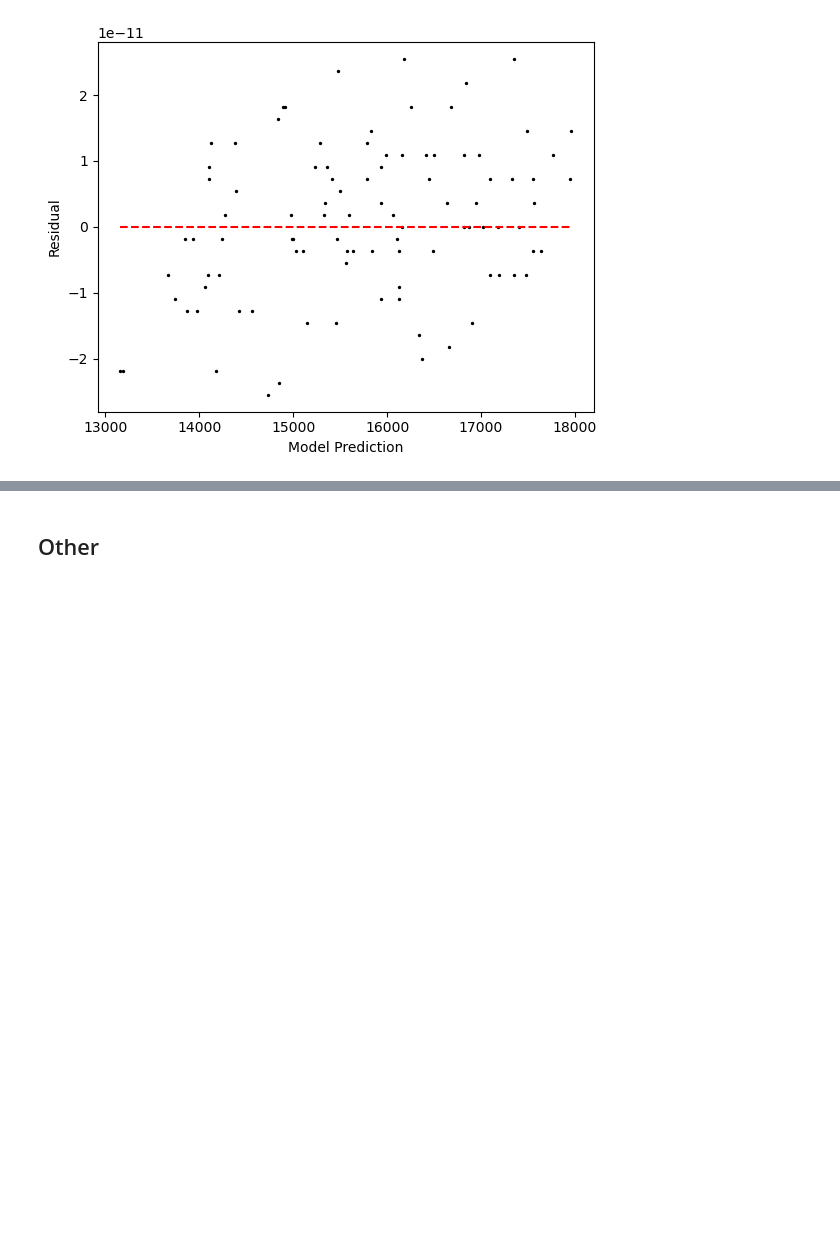
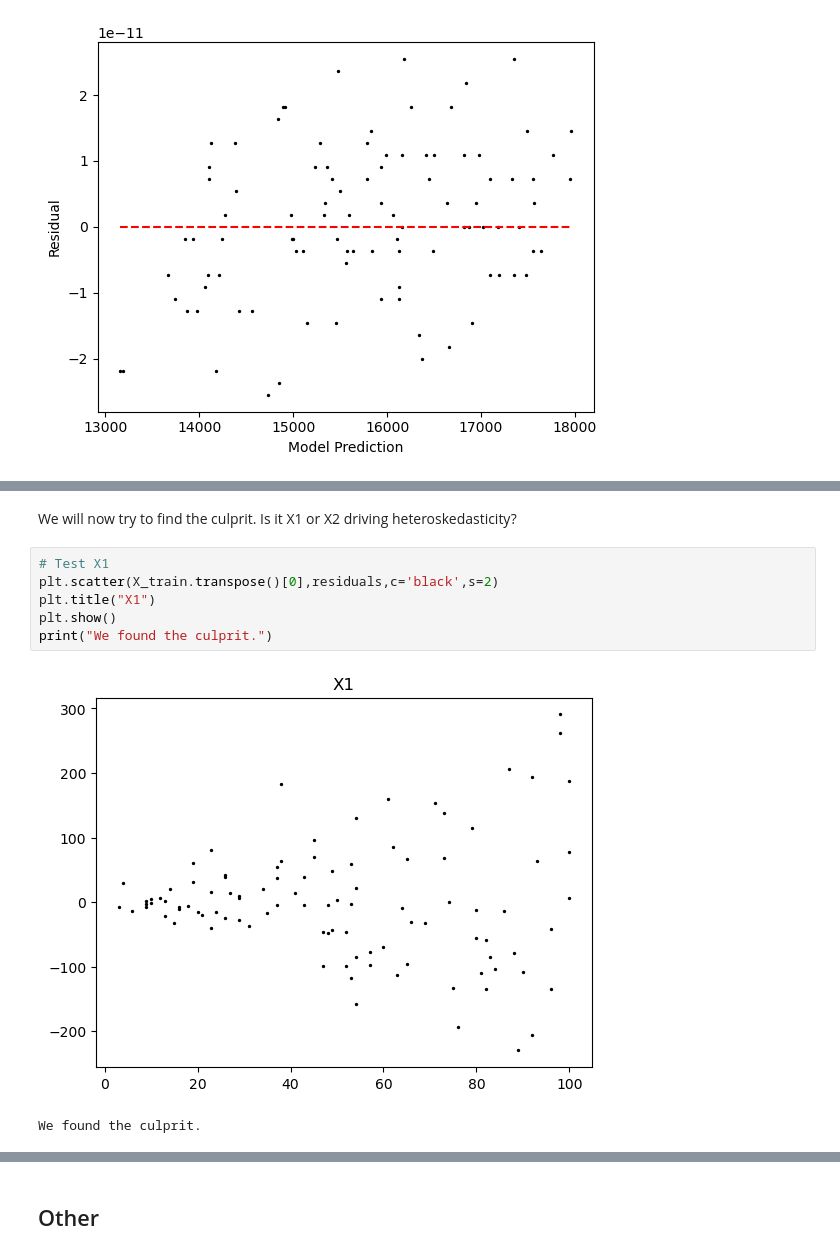
Before and after one commit to ericyang91/coding_practice, a Jupyter notebook: Linear Regression/MoD.ipynb, the cells around one changed output, grey strips where cells are left out. Saved outputs shown, nothing was run; the diff lists cells and outputs as text; blank space fills up the shorter version.

```diff
--- a/Linear Regression/MoD.ipynb
+++ b/Linear Regression/MoD.ipynb
@@ -1315,0 +1571,11 @@ plt.show()
+# %% [markdown]
+We will now try to find the culprit. Is it X1 or X2 driving heteroskedasticity?
+# %%
+# Test X1
+plt.scatter(X_train.transpose()[0],residuals,c='black',s=2)
+plt.title("X1")
+plt.show()
+print("We found the culprit.")
+# %% [output]
+[figure, added]
+We found the culprit.
```
Also changed, not shown: parts of 71 cells of this notebook, 4 other files.
